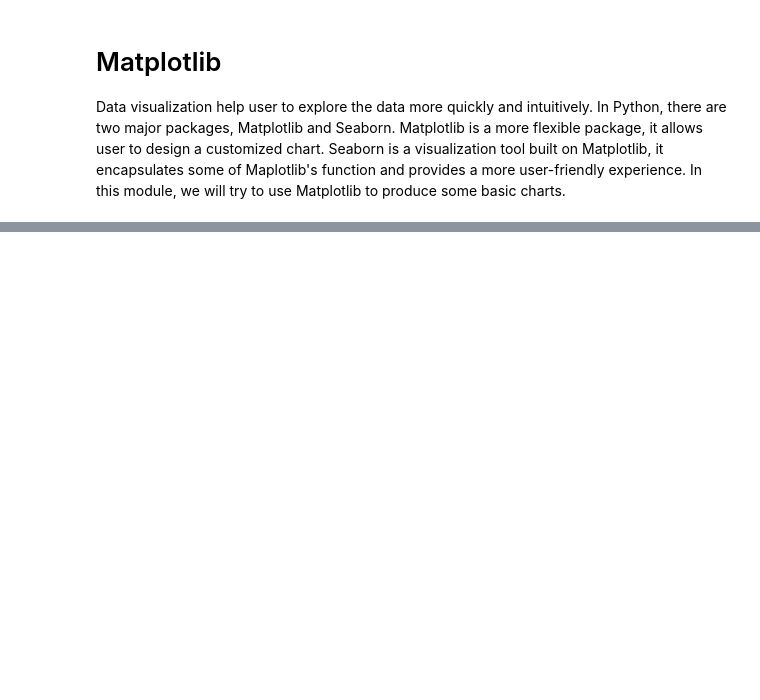
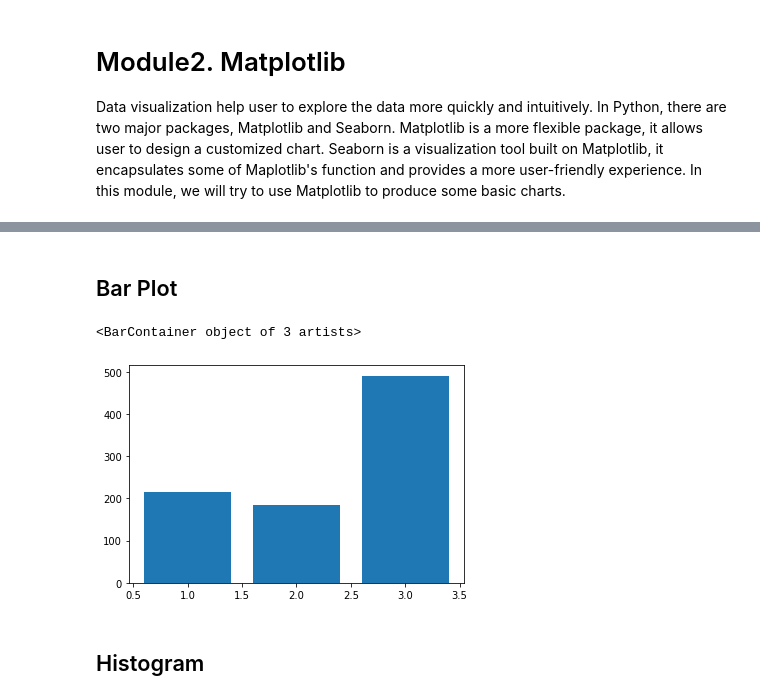
Before and after one commit to JumpingSquid/py_tutorial, a Jupyter notebook: 02_matplotlib.ipynb, the cells around one changed output, grey strips where cells are left out. Drawn from its saved outputs; the diff is of its cells as text; code cells hidden in the pictures; blank space fills up the shorter version.

```diff
--- a/02_matplotlib.ipynb
+++ b/02_matplotlib.ipynb
@@ -1,5 +1,5 @@
 # %% [markdown]
-# Matplotlib
+# Module2. Matplotlib
 Data visualization help user to explore the data more quickly and intuitively. In Python, there are two major packages, Matplotlib and Seaborn. Matplotlib is a more flexible package, it allows user to design a customized chart. Seaborn is a visualization tool built on Matplotlib, it encapsulates some of Maplotlib's function and provides a more user-friendly experience. In this module, we will try to use Matplotlib to produce some basic charts.
 # %%
 import matplotlib.pyplot as plt
@@ -16,6 +16,16 @@ df.head()
 | 2 | 3 | 1 | 3 | Heikkinen, Miss. Laina | female | 26.0 | 0 | 0 | STON/O2. 3101282 | 7.9250 | ... |
 | 3 | 4 | 1 | 1 | Futrelle, Mrs. Jacques Heath (Lil... | female | 35.0 | 1 | 0 | 113803 | 53.1000 | ... |
 | 4 | 5 | 0 | 3 | Allen, Mr. William Henry | male | 35.0 | 0 | 0 | 373450 | 8.0500 | ... |
+# %% [markdown]
+## Bar Plot
+# %%
+Pclass_count = df.Pclass.value_counts()
+plt.bar(Pclass_count.index, Pclass_count.values)
+# %% [output]
+<BarContainer object of 3 artists>
+[figure, added]
+# %% [markdown]
+## Histogram
 # %%
 plt.hist(df.Age.dropna())
 # %% [output]
```
Also changed, not shown: parts of 6 cells of this notebook.
